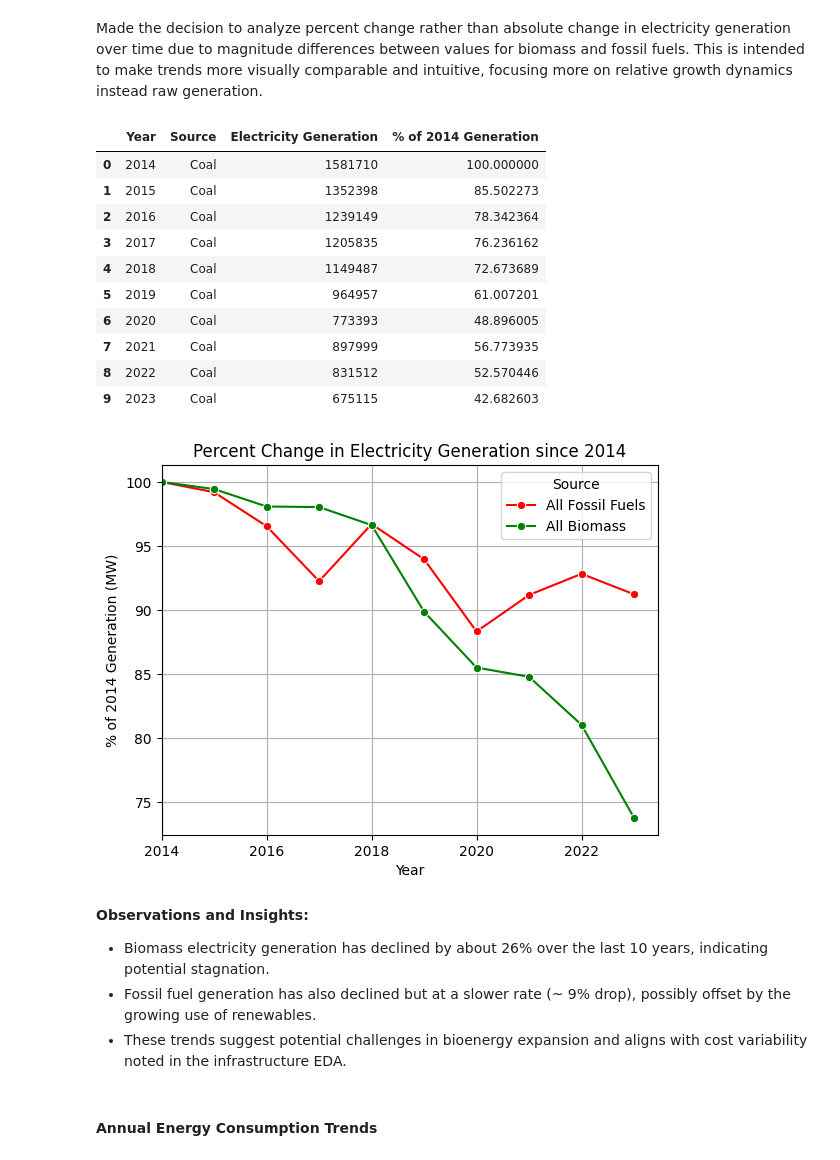
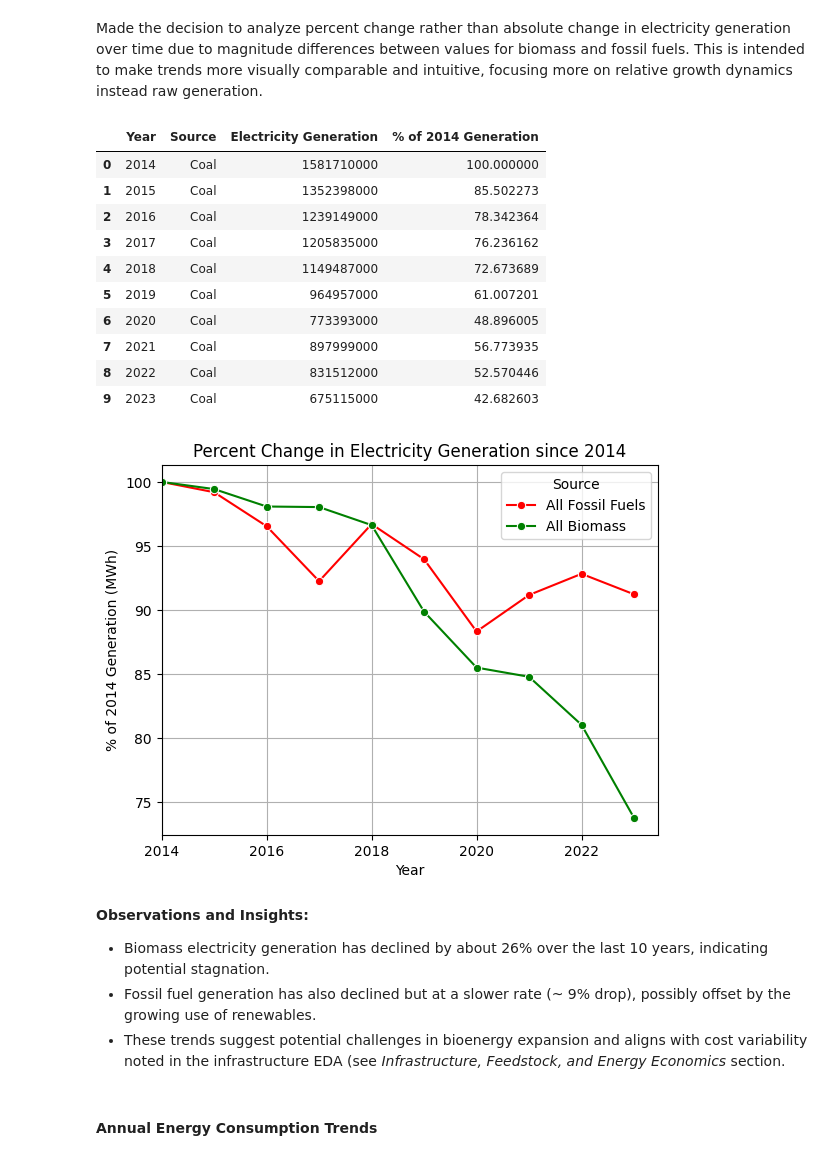
Before and after one commit to yosephhabtu/DATA205, a Jupyter notebook: DATA205_Capstone_Project_Data_Ingestion_and_EDA.ipynb, the cells around one changed output. Cells and saved outputs as stored; diff of their text form; code cells hidden in the pictures.

```diff
--- a/DATA205_Capstone_Project_Data_Ingestion_and_EDA.ipynb
+++ b/DATA205_Capstone_Project_Data_Ingestion_and_EDA.ipynb
@@ -611,6 +611,9 @@ elec_gen_all.rename(columns={'Period': 'Year'}, inplace=True)
 
 # Reshaping the DataFrame so that the data can be grouped by energy source
 elec_gen_all = elec_gen_all.melt(id_vars=['Year'], var_name='Source', value_name='Electricity Generation')
+
+# Converting the electricity generation values from thousand MWh to MWh
+elec_gen_all['Electricity Generation'] = elec_gen_all['Electricity Generation'] * 1000
 elec_gen_all
 # %% [output]
 |  | Year | Source | Electricity Generation |
@@ -1271,36 +1274,36 @@ elec_gen_all_sorted['% of 2014 Generation'] = elec_gen_all_sorted.groupby('Sourc
 elec_gen_all_sorted[elec_gen_all_sorted['Source'] == 'Coal']
 # %% [output]
 |  | Year | Source | Electricity Generation | % of 2014 Generation |
-| 0 | 2014 | Coal | 1581710 | 100.000000 |
-| 1 | 2015 | Coal | 1352398 | 85.502273 |
-| 2 | 2016 | Coal | 1239149 | 78.342364 |
-| 3 | 2017 | Coal | 1205835 | 76.236162 |
-| 4 | 2018 | Coal | 1149487 | 72.673689 |
-| 5 | 2019 | Coal | 964957 | 61.007201 |
-| 6 | 2020 | Coal | 773393 | 48.896005 |
-| 7 | 2021 | Coal | 897999 | 56.773935 |
-| 8 | 2022 | Coal | 831512 | 52.570446 |
-| 9 | 2023 | Coal | 675115 | 42.682603 |
+| 0 | 2014 | Coal | 1581710000 | 100.000000 |
+| 1 | 2015 | Coal | 1352398000 | 85.502273 |
+| 2 | 2016 | Coal | 1239149000 | 78.342364 |
+| 3 | 2017 | Coal | 1205835000 | 76.236162 |
+| 4 | 2018 | Coal | 1149487000 | 72.673689 |
+| 5 | 2019 | Coal | 964957000 | 61.007201 |
+| 6 | 2020 | Coal | 773393000 | 48.896005 |
+| 7 | 2021 | Coal | 897999000 | 56.773935 |
+| 8 | 2022 | Coal | 831512000 | 52.570446 |
+| 9 | 2023 | Coal | 675115000 | 42.682603 |
 # %%
 # Creating a lineplot of percent change in electricity generation since 2014 for biomass vs. fossil fuels
 sns.lineplot(data=elec_gen_all_sorted[elec_gen_all_sorted['Source'].isin(['All Biomass', 'All Fossil Fuels'])],
              x='Year',
              y='% of 2014 Generation',
              hue='Source',
              marker='o',
              palette=['red', 'green'])
-plt.ylabel('% of 2014 Generation (MW)')
+plt.ylabel('% of 2014 Generation (MWh)')
 plt.title('Percent Change in Electricity Generation since 2014')
 plt.xlim(2014)
 plt.grid()
 plt.show()
 # %% [output]
-[figure, old version]
+[figure, new version]
 # %% [markdown]
 **Observations and Insights:**
 * Biomass electricity generation has declined by about 26% over the last 10 years, indicating potential stagnation.
 * Fossil fuel generation has also declined but at a slower rate (~ 9% drop), possibly offset by the growing use of renewables.
-* These trends suggest potential challenges in bioenergy expansion and aligns with cost variability noted in the infrastructure EDA.
+* These trends suggest potential challenges in bioenergy expansion and aligns with cost variability noted in the infrastructure EDA (see *Infrastructure, Feedstock, and Energy Economics* section.
 # %% [markdown]
 #### Annual Energy Consumption Trends
 # %%
```
Also changed, not shown: parts of 3 cells of this notebook.
